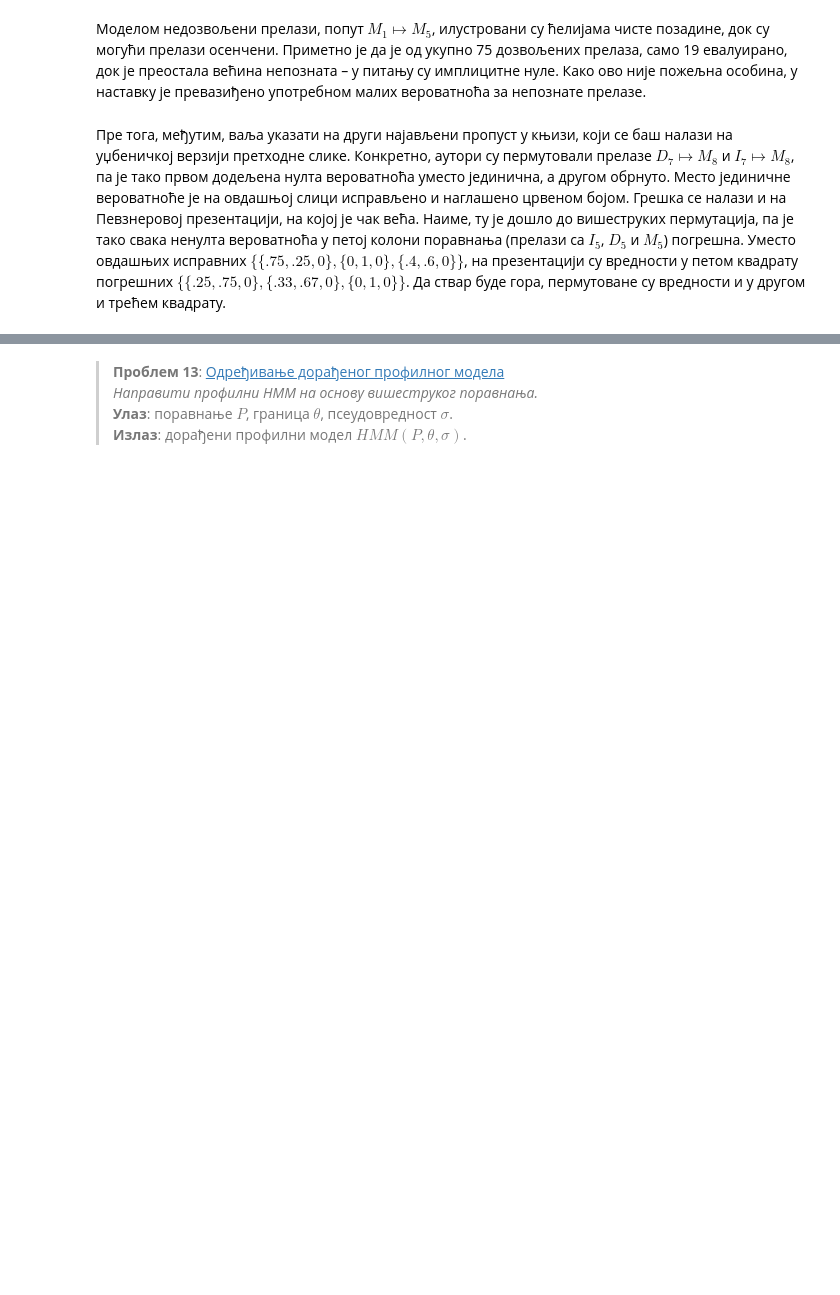
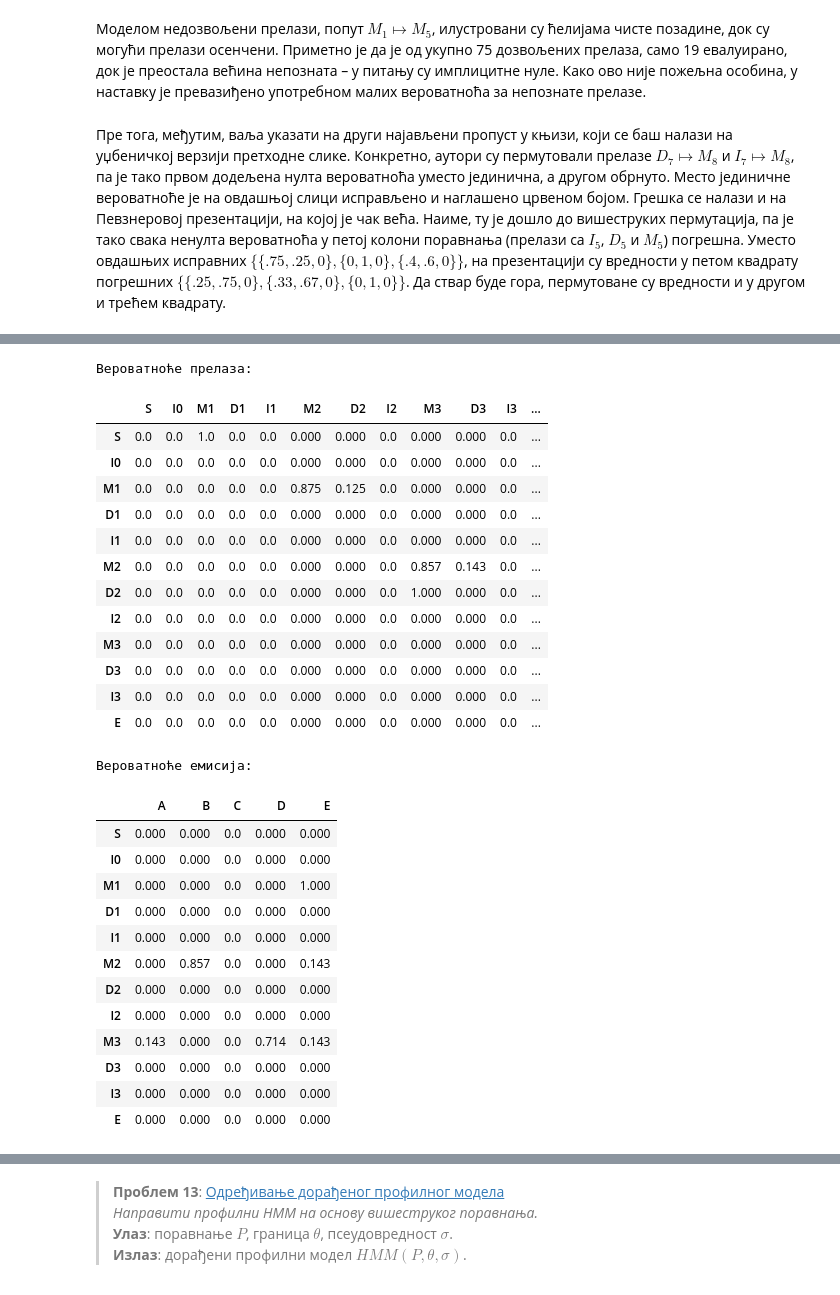
Before and after one commit to matfija/HMM-u-bioinformatici, a Jupyter notebook: lekcija/HMM-u-bioinformatici.ipynb, the cells around one changed output, grey strips where cells are left out. Drawn from its saved outputs; the diff is of its cells as text; code cells hidden in the pictures; blank space fills up the shorter version.

```diff
--- a/lekcija/HMM-u-bioinformatici.ipynb
+++ b/lekcija/HMM-u-bioinformatici.ipynb
@@ -3751,9 +3756,10 @@ class ProfHMM(HMM):
         # Читање азбуке емисија из профила
         y = [*prof.keys()]
 
+        # Читање величине азбуке
         m = len(y)
 
-        # Читање броја стања (колона) из профила
+        # Читање броја колона из профила
         n = len(prof[y[0]])
 
         # Скуп скривених стања {I0, M1, I1, ..., Mn, In}
@@ -3770,7 +3776,7 @@ class ProfHMM(HMM):
                   else 0 for xj in x} for xi in x}
 
         # Нормализација мапе прелаза
-        a = {xi: {xj: round(a[xi][xj]/sum(a[xi].values()), 2) for xj in x} for xi in x}
+        a = {xi: {xj: round(a[xi][xj]/sum(a[xi].values()), 3) for xj in x} for xi in x}
 
         # Мапа емисија према профилу или
         # равномерна у стањима инсерције
@@ -4014,0 +4191,47 @@ class ProfHMM(HMM): pass
+# %%
+# Основни пример параметара са ROSALIND
+theta_r = .289
+y_r = ['A', 'B', 'C', 'D', 'E']
+P_r = ['EBA',
+       'EBD',
+       'EB-',
+       'EED',
+       'EBD',
+       'EBE',
+       'E-D',
+       'EBD']
+
+# Модел према изложеном примеру
+rosalind = ProfHMM(P_r, theta_r, y_r)
+
+# Леп приказ модела
+prikazi(rosalind)
+# %% [output]
+Вероватноће прелаза:
+|  | S | I0 | M1 | D1 | I1 | M2 | D2 | I2 | M3 | D3 | I3 | ... |
+| S | 0.0 | 0.0 | 1.0 | 0.0 | 0.0 | 0.000 | 0.000 | 0.0 | 0.000 | 0.000 | 0.0 | ... |
+| I0 | 0.0 | 0.0 | 0.0 | 0.0 | 0.0 | 0.000 | 0.000 | 0.0 | 0.000 | 0.000 | 0.0 | ... |
+| M1 | 0.0 | 0.0 | 0.0 | 0.0 | 0.0 | 0.875 | 0.125 | 0.0 | 0.000 | 0.000 | 0.0 | ... |
+| D1 | 0.0 | 0.0 | 0.0 | 0.0 | 0.0 | 0.000 | 0.000 | 0.0 | 0.000 | 0.000 | 0.0 | ... |
+| I1 | 0.0 | 0.0 | 0.0 | 0.0 | 0.0 | 0.000 | 0.000 | 0.0 | 0.000 | 0.000 | 0.0 | ... |
+| M2 | 0.0 | 0.0 | 0.0 | 0.0 | 0.0 | 0.000 | 0.000 | 0.0 | 0.857 | 0.143 | 0.0 | ... |
+| D2 | 0.0 | 0.0 | 0.0 | 0.0 | 0.0 | 0.000 | 0.000 | 0.0 | 1.000 | 0.000 | 0.0 | ... |
+| I2 | 0.0 | 0.0 | 0.0 | 0.0 | 0.0 | 0.000 | 0.000 | 0.0 | 0.000 | 0.000 | 0.0 | ... |
+| M3 | 0.0 | 0.0 | 0.0 | 0.0 | 0.0 | 0.000 | 0.000 | 0.0 | 0.000 | 0.000 | 0.0 | ... |
+| D3 | 0.0 | 0.0 | 0.0 | 0.0 | 0.0 | 0.000 | 0.000 | 0.0 | 0.000 | 0.000 | 0.0 | ... |
+| I3 | 0.0 | 0.0 | 0.0 | 0.0 | 0.0 | 0.000 | 0.000 | 0.0 | 0.000 | 0.000 | 0.0 | ... |
+| E | 0.0 | 0.0 | 0.0 | 0.0 | 0.0 | 0.000 | 0.000 | 0.0 | 0.000 | 0.000 | 0.0 | ... |
+Вероватноће емисија:
+|  | A | B | C | D | E |
+| S | 0.000 | 0.000 | 0.0 | 0.000 | 0.000 |
+| I0 | 0.000 | 0.000 | 0.0 | 0.000 | 0.000 |
+| M1 | 0.000 | 0.000 | 0.0 | 0.000 | 1.000 |
+| D1 | 0.000 | 0.000 | 0.0 | 0.000 | 0.000 |
+| I1 | 0.000 | 0.000 | 0.0 | 0.000 | 0.000 |
+| M2 | 0.000 | 0.857 | 0.0 | 0.000 | 0.143 |
+| D2 | 0.000 | 0.000 | 0.0 | 0.000 | 0.000 |
+| I2 | 0.000 | 0.000 | 0.0 | 0.000 | 0.000 |
+| M3 | 0.143 | 0.000 | 0.0 | 0.714 | 0.143 |
+| D3 | 0.000 | 0.000 | 0.0 | 0.000 | 0.000 |
+| I3 | 0.000 | 0.000 | 0.0 | 0.000 | 0.000 |
+| E | 0.000 | 0.000 | 0.0 | 0.000 | 0.000 |
```
Also changed, not shown: parts of 48 cells of this notebook, 3 other files.
